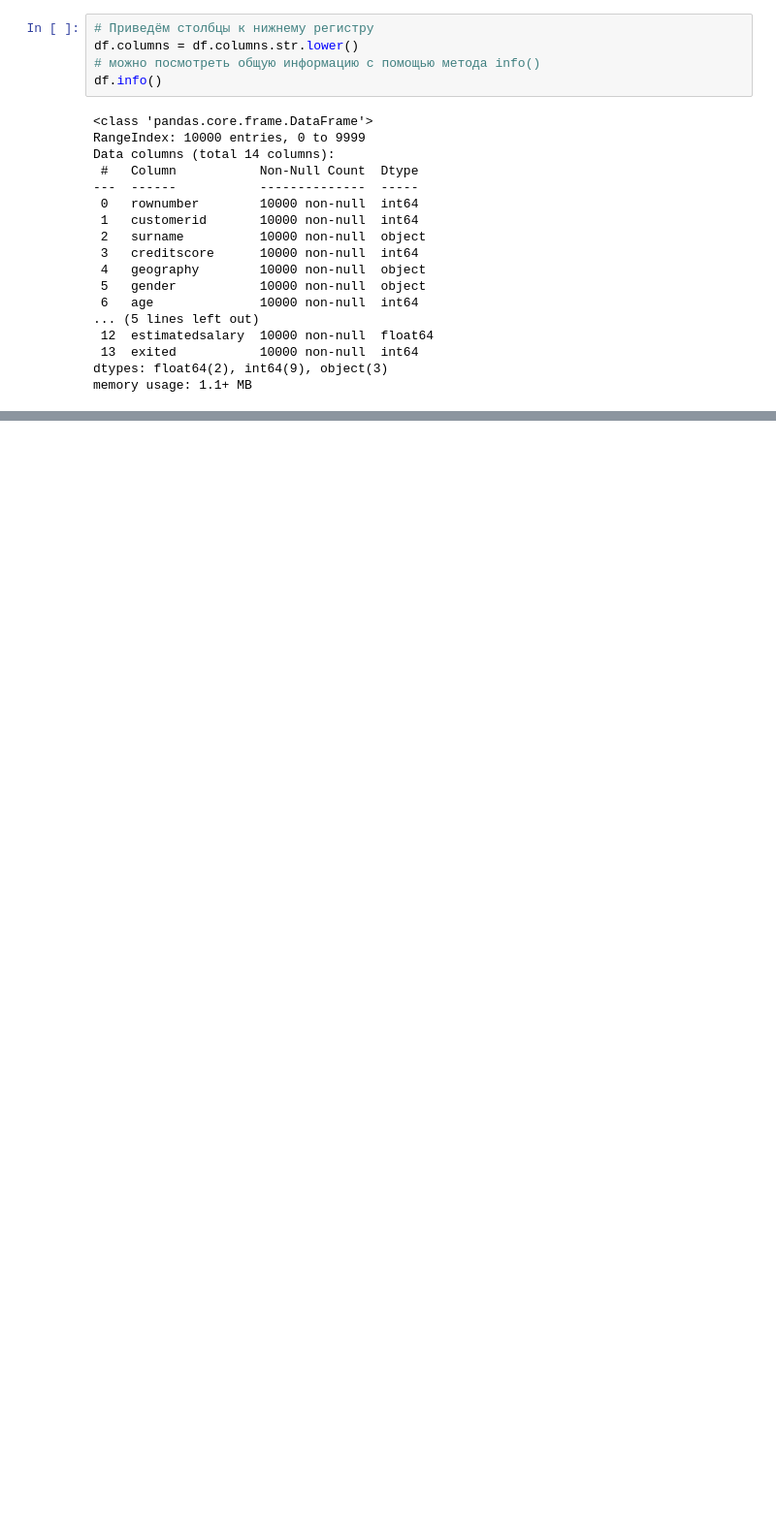
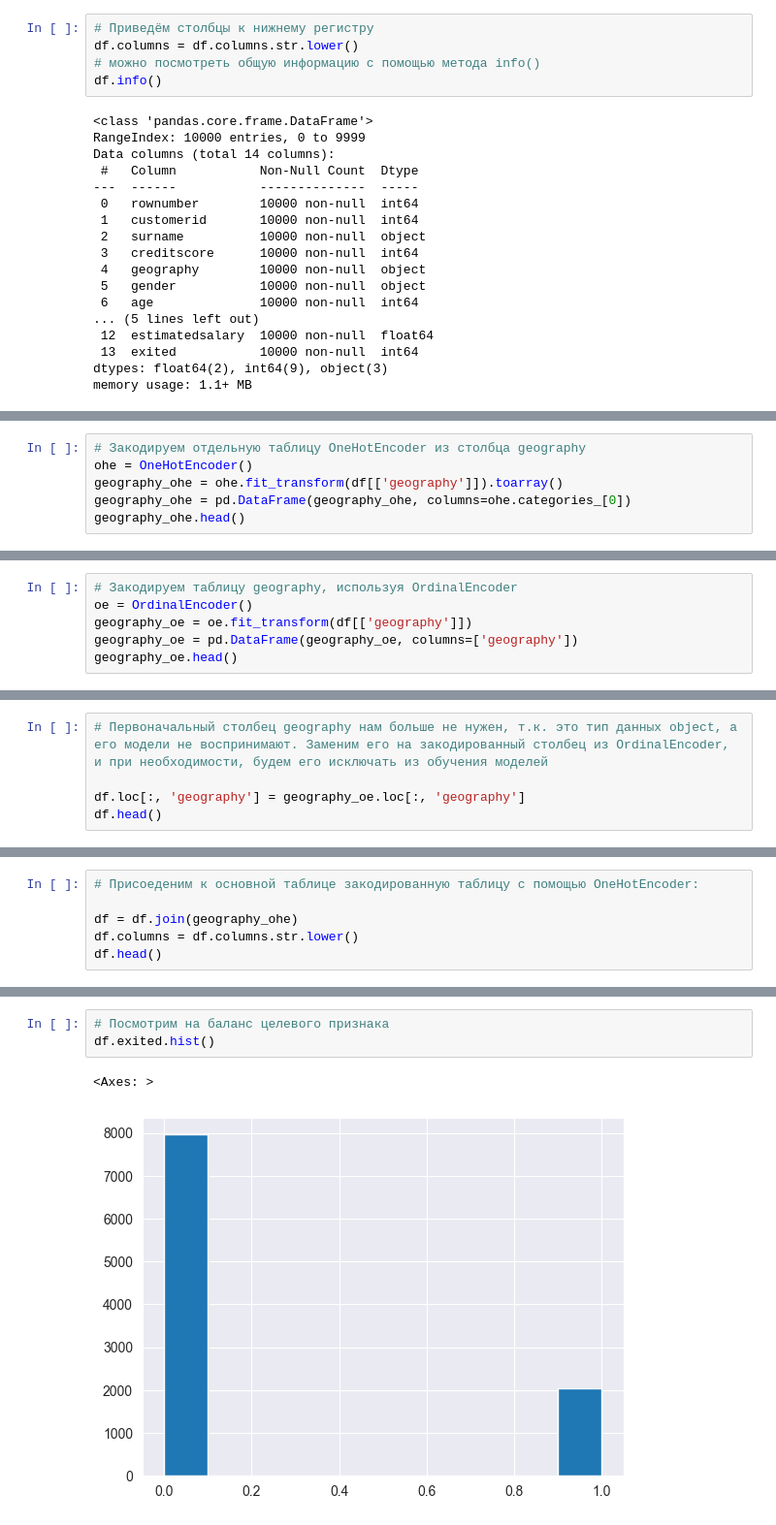
Before and after one commit to kelsinbek/CustomerChurn, a Jupyter notebook: courseProject.ipynb, the cells around one changed output, grey strips where cells are left out. Shown: that part at 97% size. Saved outputs shown, nothing was run; the diff lists cells and outputs as text; blank space fills up the shorter version.

```diff
--- a/courseProject.ipynb
+++ b/courseProject.ipynb
@@ -142,0 +299,6 @@ plt.show()
+# %%
+# Закодируем отдельную таблицу OneHotEncoder из столбца geography
+ohe = OneHotEncoder()
+geography_ohe = ohe.fit_transform(df[['geography']]).toarray()
+geography_ohe = pd.DataFrame(geography_ohe, columns=ohe.categories_[0])
+geography_ohe.head()
@@ -142,0 +312,6 @@ plt.show()
+# %%
+# Закодируем таблицу geography, используя OrdinalEncoder
+oe = OrdinalEncoder()
+geography_oe = oe.fit_transform(df[['geography']])
+geography_oe = pd.DataFrame(geography_oe, columns=['geography'])
+geography_oe.head()
@@ -142,0 +325,5 @@ plt.show()
+# %%
+# Первоначальный столбец geography нам больше не нужен, т.к. это тип данных object, а его модели не воспринимают. Заменим его на закодированный столбец из OrdinalEncoder, и при необходимости, будем его исключать из обучения моделей
+
+df.loc[:, 'geography'] = geography_oe.loc[:, 'geography']
+df.head()
@@ -142,0 +337,6 @@ plt.show()
+# %%
+# Присоеденим к основной таблице закодированную таблицу с помощью OneHotEncoder:
+
+df = df.join(geography_ohe)
+df.columns = df.columns.str.lower()
+df.head()
@@ -142,0 +370,6 @@ plt.show()
+# %%
+# Посмотрим на баланс целевого признака
+df.exited.hist()
+# %% [output]
+<Axes: >
+[figure, added]
```
Also changed, not shown: parts of 21 cells of this notebook.
